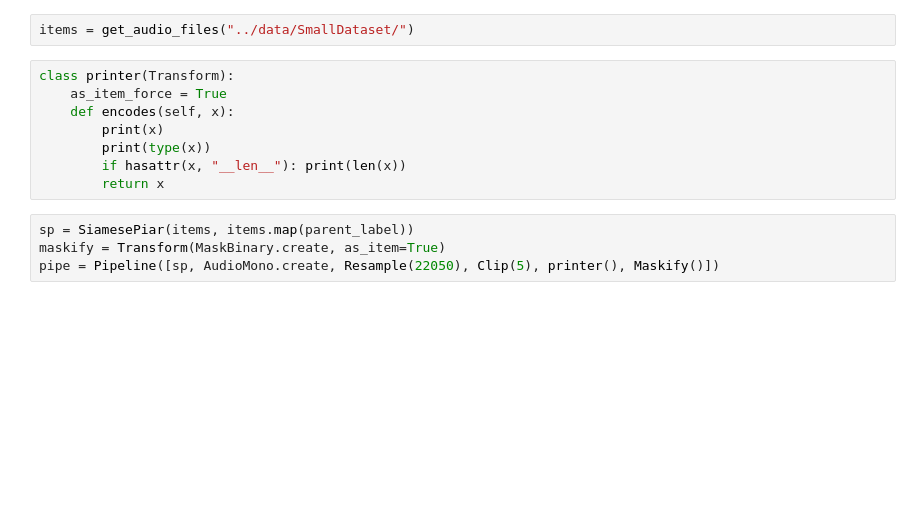
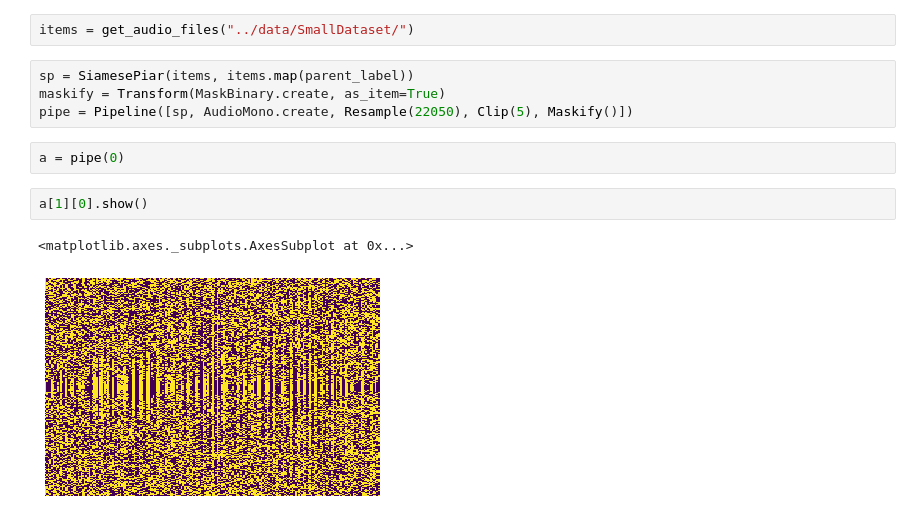
Before and after one commit to holyfiddlex/Speech-Separation, a Jupyter notebook: nbdev/_05_Siamese.ipynb, the cells around one changed output. Cells and saved outputs as stored; diff of their text form; blank space fills up the shorter version.

Commit message:
Siamese Audio Mask generation

```diff
--- a/nbdev/_05_Siamese.ipynb
+++ b/nbdev/_05_Siamese.ipynb
@@ -23,16 +23,15 @@ class SiamesePiar(Transform):
         return SiameseSpec(self.items[i], self.items[otherit])
 # %%
 items = get_audio_files("../data/SmallDataset/")
-# %%
-class printer(Transform):
-    as_item_force = True
-    def encodes(self, x):
-        print(x)
-        print(type(x))
-        if hasattr(x, "__len__"): print(len(x))
-        return x
 # %%
 sp = SiamesePiar(items, items.map(parent_label))
 maskify = Transform(MaskBinary.create, as_item=True)
-pipe = Pipeline([sp, AudioMono.create, Resample(22050), Clip(5), printer(), Maskify()])
+pipe = Pipeline([sp, AudioMono.create, Resample(22050), Clip(5), Maskify()])
+# %%
+a = pipe(0)
+# %%
+a[1][0].show()
+# %% [output]
+<matplotlib.axes._subplots.AxesSubplot at 0x...>
+[figure, added]
 # %%
```
Also changed, not shown: parts of 5 cells of this notebook, 6 other files.
